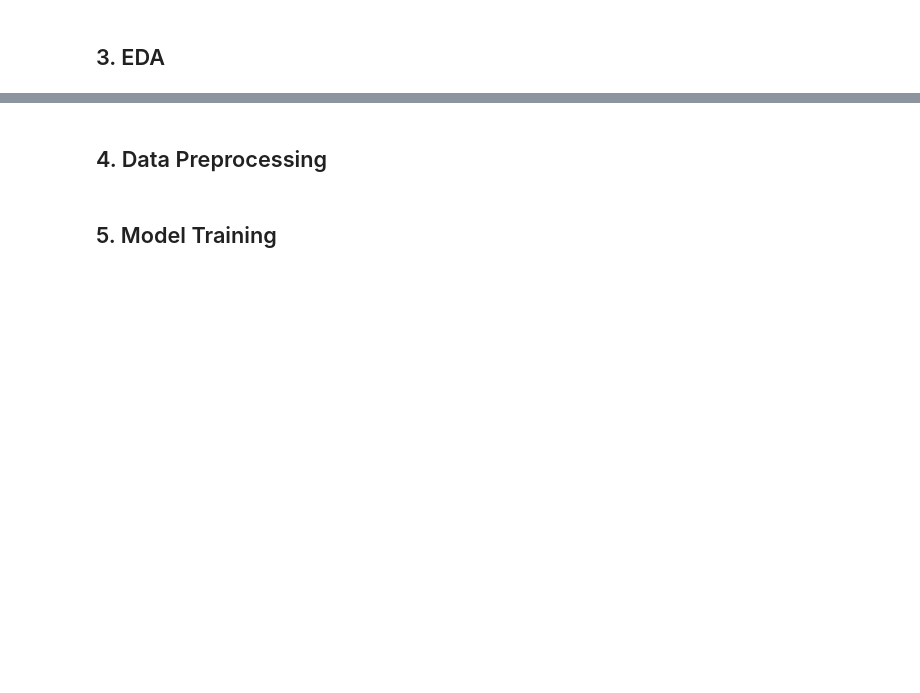
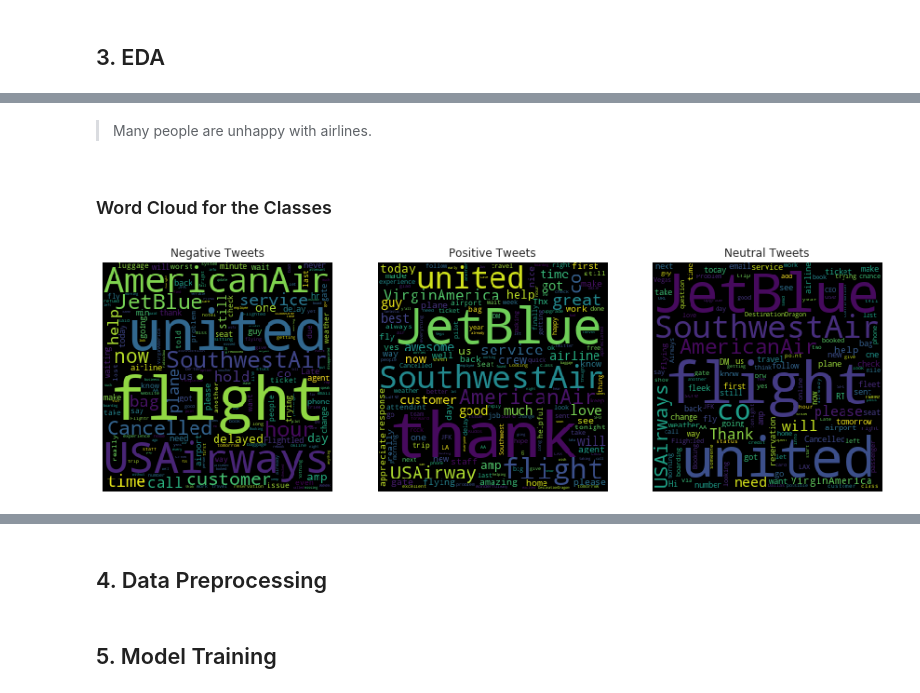
Before and after one commit to sheilambadi/nlp-airlines-sentiment-analysis, a Jupyter notebook: Sentiment_Analysis.ipynb, the cells around one changed output, grey strips where cells are left out. Saved outputs shown, nothing was run; the diff lists cells and outputs as text; code cells hidden in the pictures; blank space fills up the shorter version.

```diff
--- a/Sentiment_Analysis.ipynb
+++ b/Sentiment_Analysis.ipynb
@@ -77,0 +102,25 @@ memory usage: 1.7+ MB
+# %% [markdown]
+> Many people are unhappy with airlines.
+# %% [markdown]
+### Word Cloud for the Classes
+# %%
+# Append tweets to strings
+negative = " ".join(data[data['airline_sentiment'] == 'negative']['text'].to_list())
+positive = " ".join(data[data['airline_sentiment'] == 'positive']['text'].to_list())
+neutral = " ".join(data[data['airline_sentiment'] == 'neutral']['text'].to_list())
+
+fig, ax = plt.subplots(1, 3, figsize=(15,15))
+
+# https://pypi.org/project/wordcloud/
+neg_wordcloud = WordCloud(width=256, height=256, stopwords = STOPWORDS, collocations=False).generate(negative)
+pos_wordcloud = WordCloud(width=256, height=256, stopwords = STOPWORDS, collocations=False).generate(positive)
+neutral_wordcloud = WordCloud(width=256, height=256, stopwords = STOPWORDS, collocations=False).generate(neutral)
+word_clouds = [neg_wordcloud, pos_wordcloud, neutral_wordcloud]
+titles = ["Negative Tweets", "Positive Tweets", "Neutral Tweets"]
+
+for num, el in enumerate(word_clouds):
+    ax[num].imshow(el)
+    ax[num].axis('off')
+    ax[num].set_title(titles[num])
+# %% [output]
+[figure, added]
```
Also changed, not shown: parts of 10 cells of this notebook.
